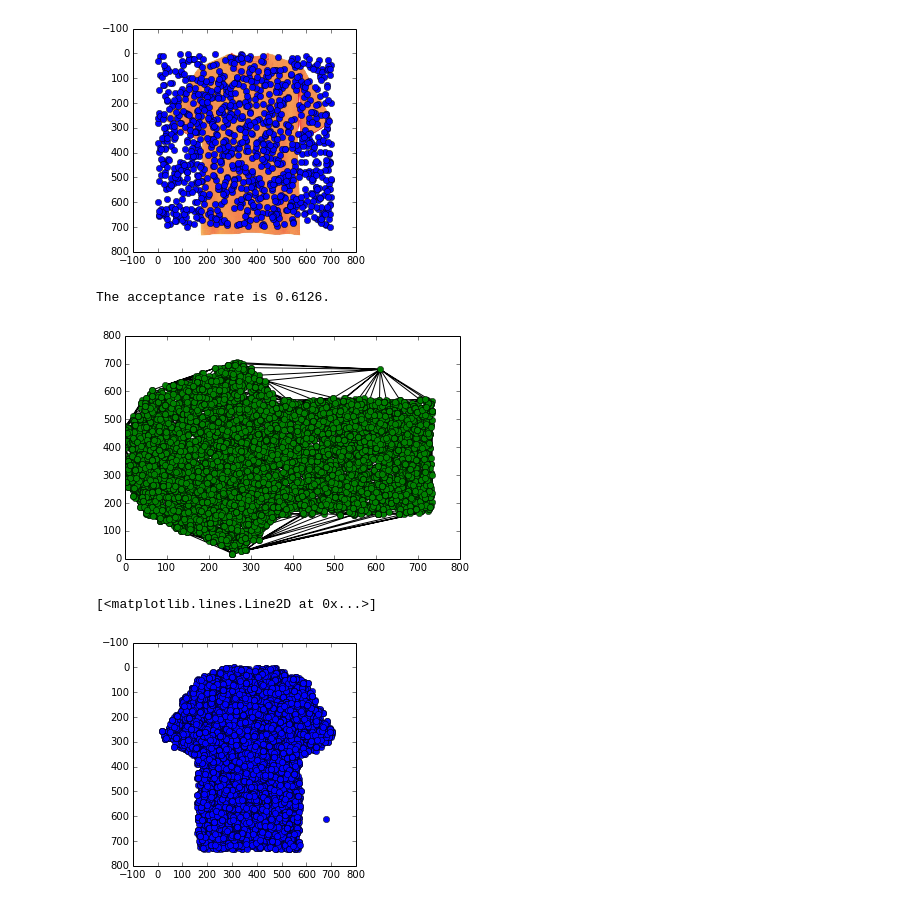
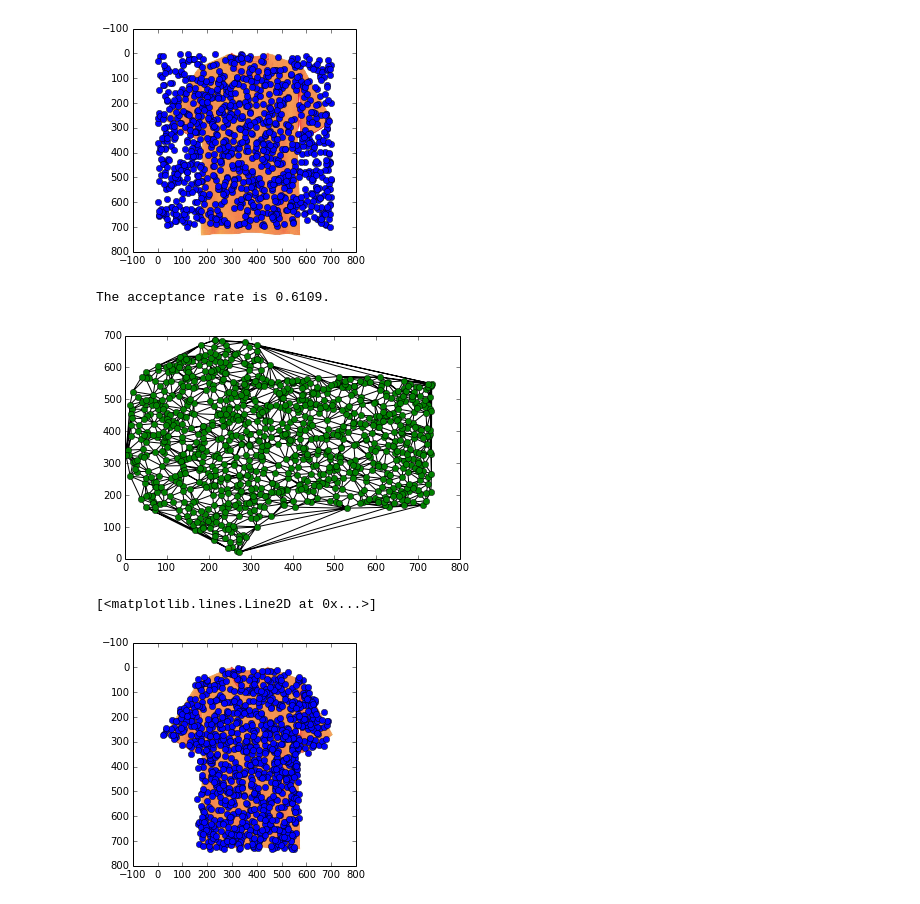
Before and after one commit to skp2/AM207-Project, a Jupyter notebook: ipython/2D-3D Pattern stitching.ipynb, the cells around one changed output. Cells and saved outputs as stored; diff of their text form; code cells hidden in the pictures.

```diff
--- a/ipython/2D-3D Pattern stitching.ipynb
+++ b/ipython/2D-3D Pattern stitching.ipynb
@@ -125,22 +126,23 @@ def Metropolis(x0, y0, logf, N, burnin):
     return x[burnin:], y[burnin:]
 # %%
 x_mc,y_mc = Metropolis(350,350,pdf,10000,0)
+thin=10
 # %% [output]
-The acceptance rate is 0.6126.
+The acceptance rate is 0.6109.
 # %%
-triang_mc = Delaunay(np.array([x_mc,y_mc]).T)
+triang_mc = Delaunay(np.array([x_mc[::thin],y_mc[::thin]]).T)
 # %%
-plt.triplot(x_mc,y_mc, triang_mc.simplices.copy())
-plt.plot(x_mc,y_mc, 'o')
+plt.triplot(x_mc[::thin],y_mc[::thin], triang_mc.simplices.copy())
+plt.plot(x_mc[::thin],y_mc[::thin], 'o')
 plt.show()
 # %% [output]
-[figure, old version]
+[figure, new version]
 # %%
 plt.imshow(combined)
-plt.plot(y_mc,x_mc, 'o')
+plt.plot(y_mc[::thin],x_mc[::thin], 'o')
 # %% [output]
 [<matplotlib.lines.Line2D at 0x...>]
-[figure, old version]
+[figure, new version]
 # %%
 fig = plt.figure(figsize=(16,35))
 ax = fig.gca(projection='3d')
```
Also changed, not shown: parts of 4 cells of this notebook, 1 other file.
